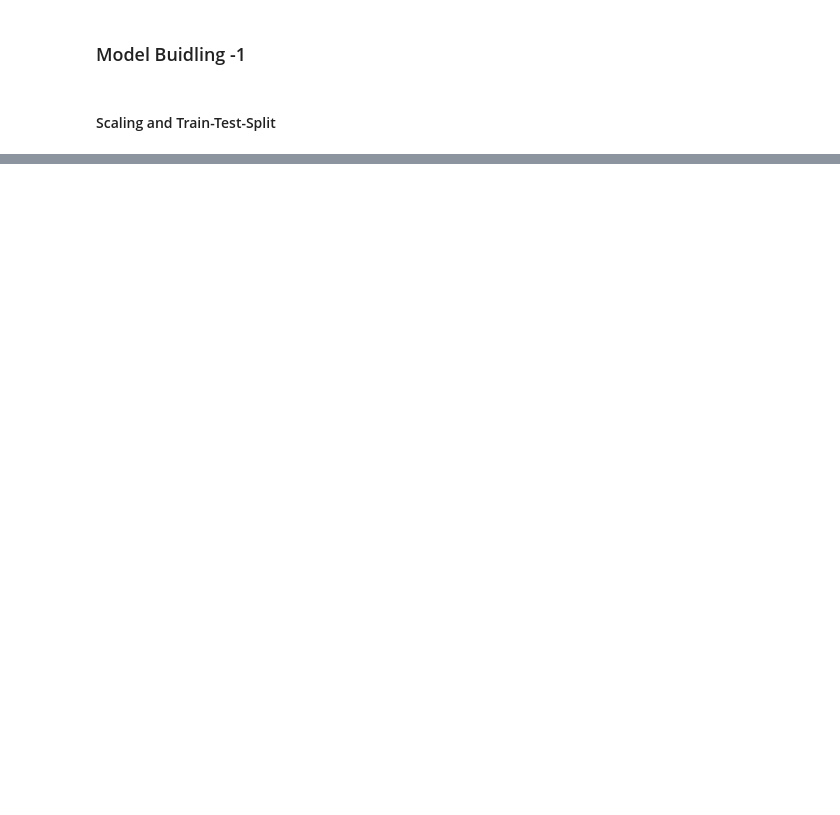
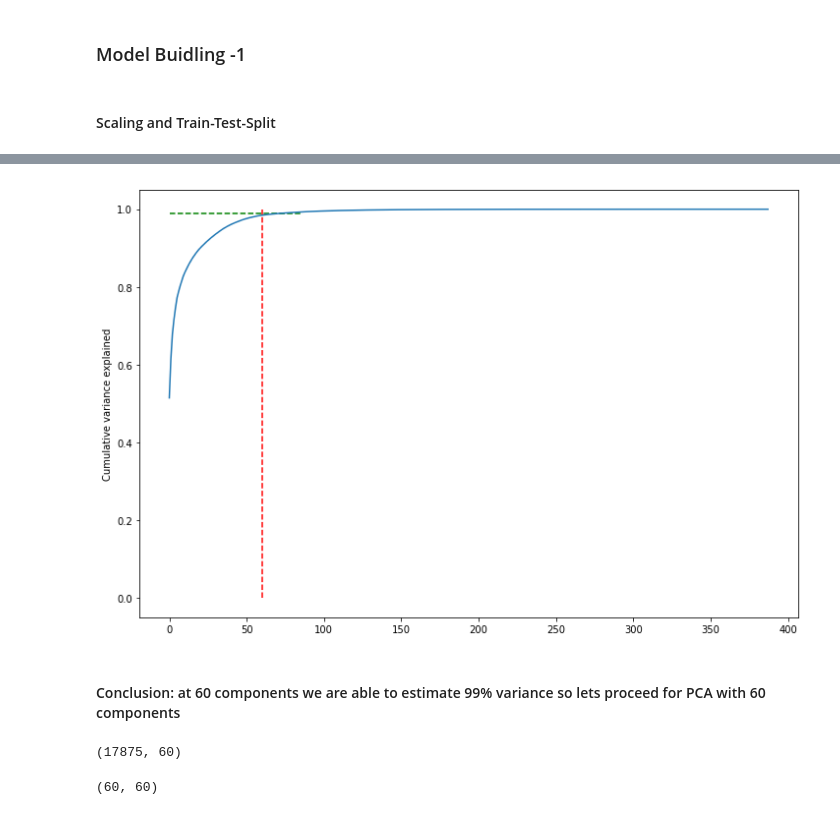
Before and after one commit to murthy605/TelecomChurn, a Jupyter notebook: Hari_Krishna_TelecomChurnCaseStudy.ipynb, the cells around one changed output, grey strips where cells are left out. Cells and saved outputs as stored; diff of their text form; code cells hidden in the pictures; blank space fills up the shorter version.

```diff
--- a/Hari_Krishna_TelecomChurnCaseStudy.ipynb
+++ b/Hari_Krishna_TelecomChurnCaseStudy.ipynb
@@ -591,0 +642,9 @@ telecom_churn_reduced_12_df =telecom_churn_reduced_11_df
+# %%
+#for train
+y_train = df_train.pop('churn')
+X_train = df_train
+
+#for test
+y_test = df_test.pop('churn')
+X_test = df_test
+y_train.head()
@@ -591,0 +663,4 @@ telecom_churn_reduced_12_df =telecom_churn_reduced_11_df
+# %%
+pca = PCA(random_state=100)
+# %%
+pca.fit(X_train)
@@ -591,0 +706,14 @@ telecom_churn_reduced_12_df =telecom_churn_reduced_11_df
+# %%
+#plot a scree plot to understand the variance
+var_cumu = np.cumsum(pca.explained_variance_ratio_)
+# %%
+fig = plt.figure(figsize=[12,8])
+plt.vlines(x=60, ymax=1, ymin=0, colors="r", linestyles="--")
+plt.hlines(y=0.99, xmax=85, xmin=0, colors="g", linestyles="--")
+plt.plot(var_cumu)
+plt.ylabel("Cumulative variance explained")
+plt.show()
+# %% [output]
+[figure, added]
+# %% [markdown]
+#### Conclusion: at 60 components we are able to estimate 99% variance so lets proceed for PCA with 60 components
@@ -591,0 +726,4 @@ telecom_churn_reduced_12_df =telecom_churn_reduced_11_df
+# %%
+df_train_pca.shape
+# %% [output]
+(17875, 60)
@@ -591,0 +732,4 @@ telecom_churn_reduced_12_df =telecom_churn_reduced_11_df
+# %%
+corrmat.shape
+# %% [output]
+(60, 60)
```
Also changed, not shown: parts of 34 cells of this notebook.
